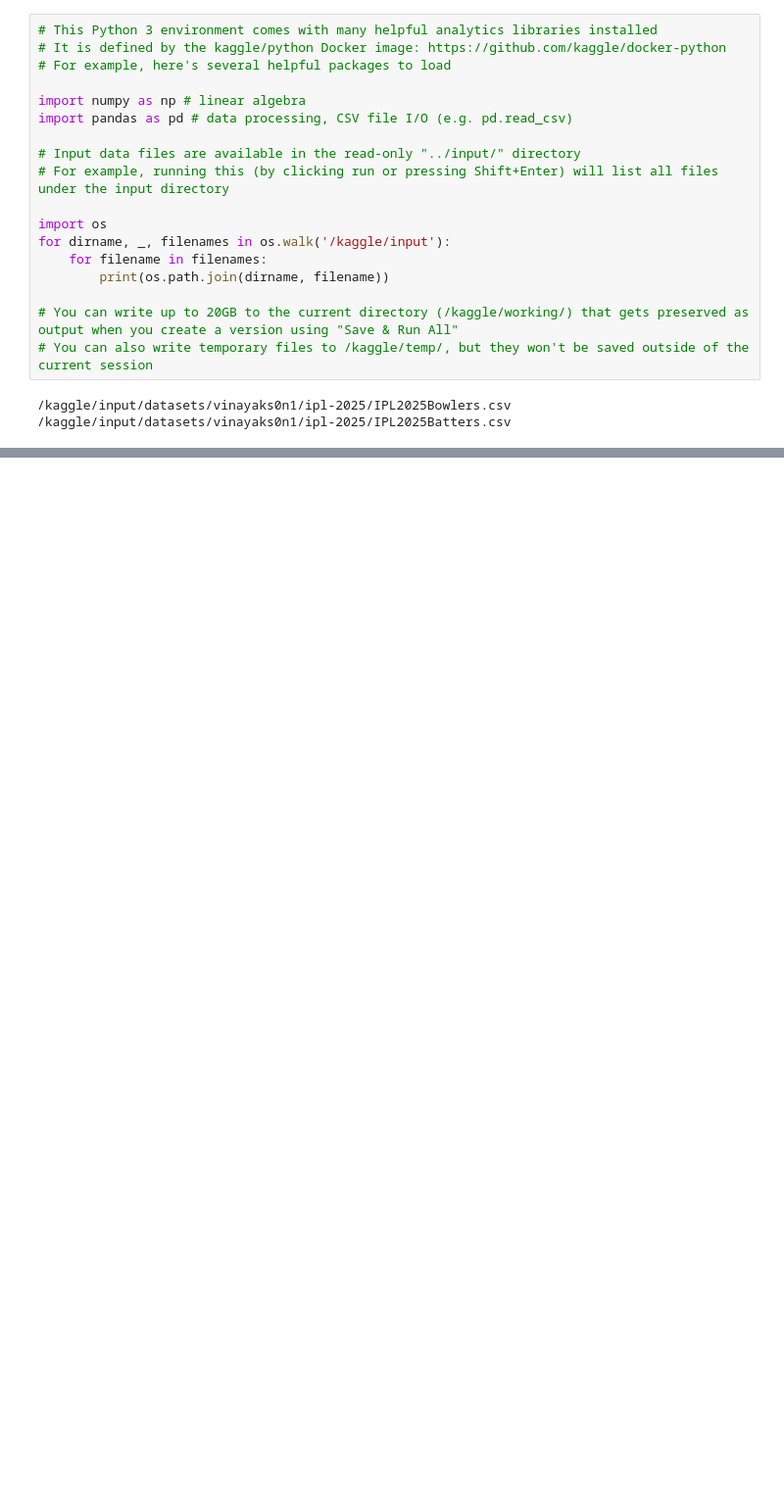
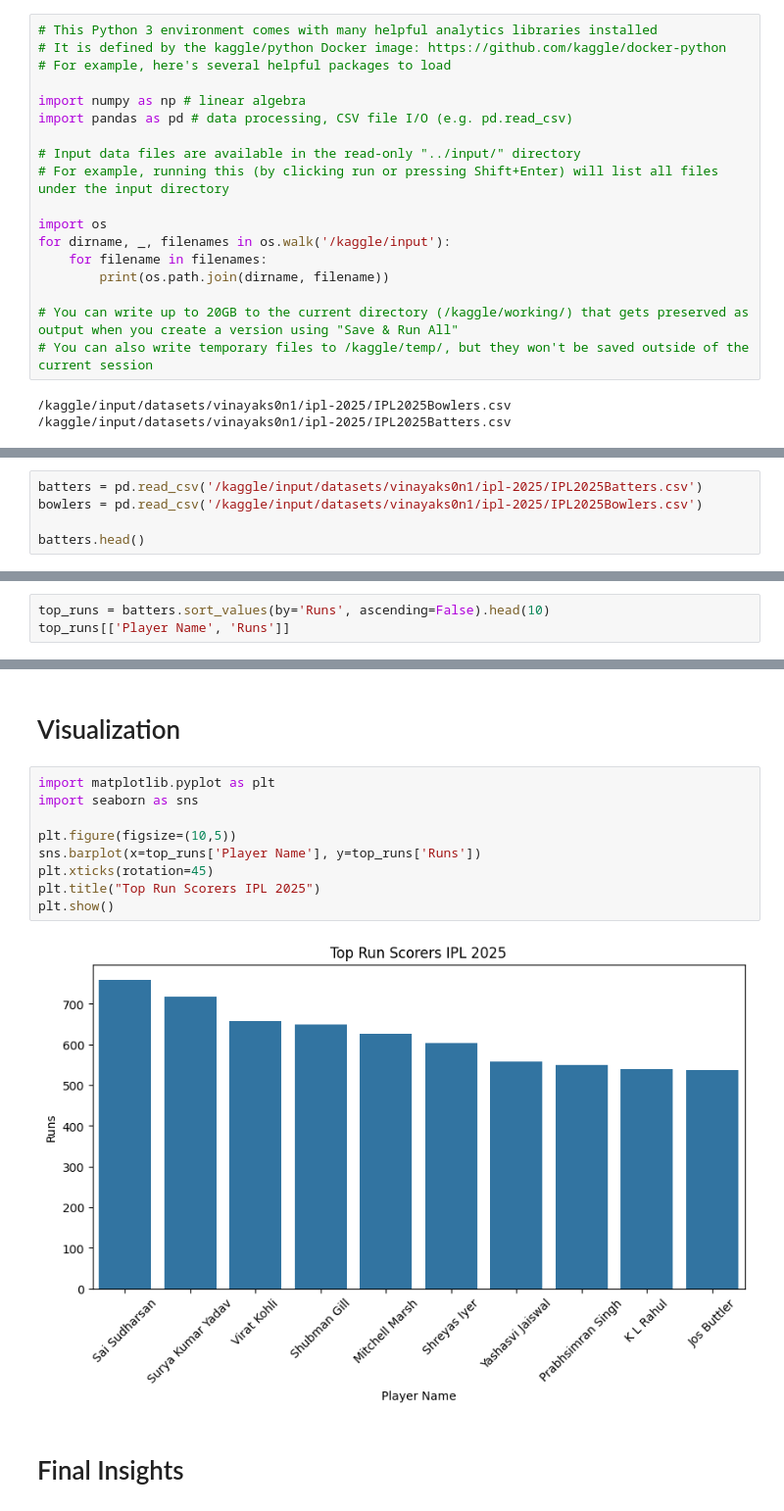
Before and after one commit to Sonythatipamula07/Sonythatipamula07, a Jupyter notebook: ipl_2025_top_players_analysis.ipynb, the cells around one changed output, grey strips where cells are left out. Shown at 98% size. Cells and saved outputs as stored; diff of their text form; blank space fills up the shorter version.

Commit message:
IPL 2025 Top Players Analysis notebook

```diff
--- a/ipl_2025_top_players_analysis.ipynb
+++ b/ipl_2025_top_players_analysis.ipynb
@@ -21,0 +38,5 @@ for dirname, _, filenames in os.walk('/kaggle/input'):
+# %%
+batters = pd.read_csv('/kaggle/input/datasets/vinayaks0n1/ipl-2025/IPL2025Batters.csv')
+bowlers = pd.read_csv('/kaggle/input/datasets/vinayaks0n1/ipl-2025/IPL2025Bowlers.csv')
+
+batters.head()
@@ -21,0 +61,3 @@ for dirname, _, filenames in os.walk('/kaggle/input'):
+# %%
+top_runs = batters.sort_values(by='Runs', ascending=False).head(10)
+top_runs[['Player Name', 'Runs']]
@@ -21,0 +110,15 @@ for dirname, _, filenames in os.walk('/kaggle/input'):
+# %% [markdown]
+# Visualization
+# %%
+import matplotlib.pyplot as plt
+import seaborn as sns
+
+plt.figure(figsize=(10,5))
+sns.barplot(x=top_runs['Player Name'], y=top_runs['Runs'])
+plt.xticks(rotation=45)
+plt.title("Top Run Scorers IPL 2025")
+plt.show()
+# %% [output]
+[figure, added]
+# %% [markdown]
+# Final Insights
```
Also changed, not shown: parts of 12 cells of this notebook.
